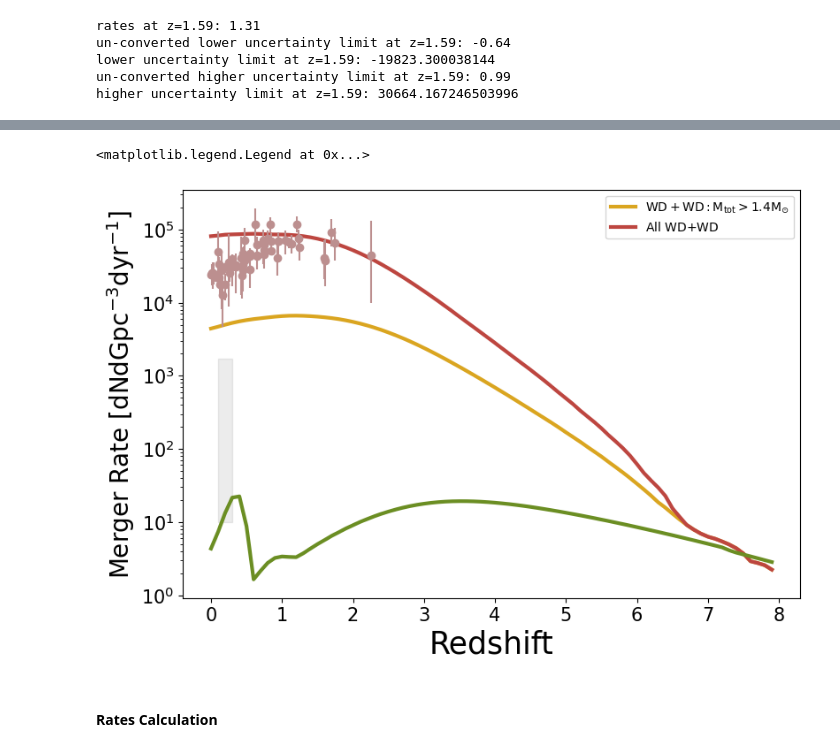
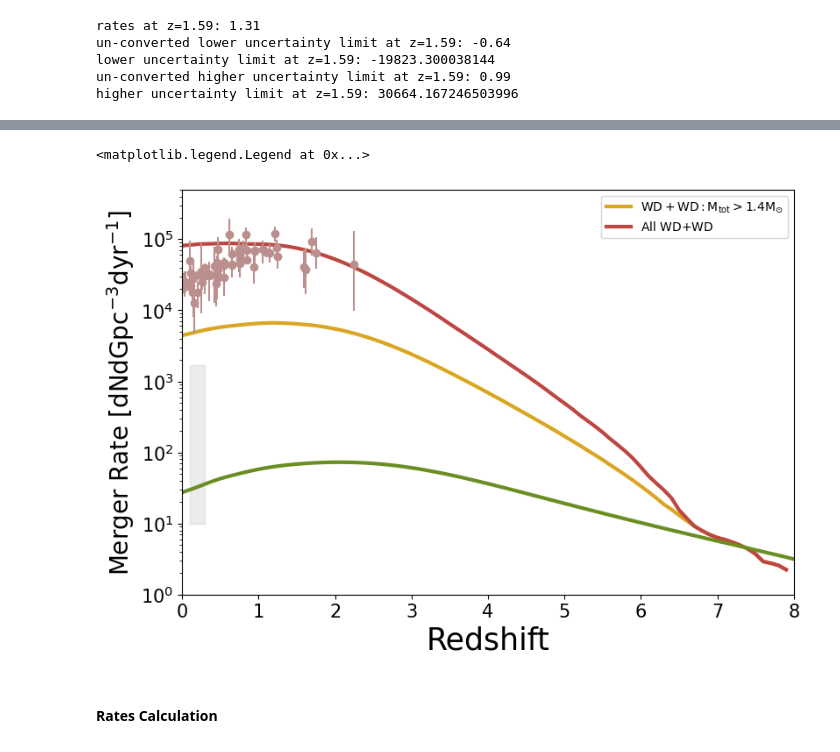
Before and after one commit to melanie-santiago26/research_work, a Jupyter notebook: making_figures/rates_analysis.ipynb, the cells around one changed output, grey strips where cells are left out. Drawn from its saved outputs; the diff is of its cells as text; code cells hidden in the pictures.

Commit message:
uppdates to poster plots

```diff
--- a/making_figures/rates_analysis.ipynb
+++ b/making_figures/rates_analysis.ipynb
@@ -27,7 +27,7 @@ sys.path.append('/mnt/home/msantiago/ceph/data/research_work/useful_py_scripts/'
 import useful_fncs
 # %%
 # reading in the HDF5 file
-pathTorates_NS = '/mnt/home/msantiago/ceph/data/CosmicIntegration/Rate_info_NS_LG_AIS_3.h5' #path of the hdf5 file
+pathTorates_NS = '/mnt/home/msantiago/ceph/data/Rate_info_NSNS_v02.35.02.h5' #path of the hdf5 file
 
 Data_rates_NS = h5.File(pathTorates_NS)
 # %%
@@ -99,0 +116,5 @@ merging_all_WD = DCO_WD_data[dco_mask]
+# %%
+# let's slice where there are systems with WD above Chandrasekhar limit
+chandra_bool_m1m2 = np.logical_and(merging_all_WD['Mass(1)']<1.44,merging_all_WD['Mass(2)']<1.44)
+merging_all_WD_sub_chandra = merging_all_WD[chandra_bool_m1m2]
+merging_all_WD_sub_chandra
@@ -117,6 +154,12 @@ rates_info['merger_rate'][0,:].shape[0]
 len(rates_info['merger_rate'][:,3])
 # %% [output]
 18325
+# %%
+rates = rates_info['merger_rate']
+
+for i in range(rates_info['merger_rate'][0,:].shape[0]):
+
+    merging_all_WD_sub_chandra['merger_rate_z'+str(i)] = rates_info['merger_rate'][:,i]
 # %%
 rates = rates_info['merger_rate']
 
@@ -438,39 +488,45 @@ plt.figure(figsize=(9,6))
 ## COMPAS model
 plt.plot(redshifts[()],chandra_merger_rate,linewidth=3,color='goldenrod',label=r'$\mathrm{WD+WD: M_{tot} > 1.4 M_{\odot}}$')
 plt.plot(redshifts[()],total_merger_rate,linewidth=3,color='#BD4640',label=r'$\mathrm{All}$ WD+WD')
-plt.plot(redshifts_NS[()],total_merger_rate_NS,linewidth=3,color='olivedrab')#,label=r'$\mathrm{BNS}$')
+## COMPAS model version v03.35.03
+total_merger_rate_NS_version = np.sum(rates_info_NS['merger_rate'], axis=0)
+redshifts_NS = rates_info_NS['redshifts']
+
+plt.plot(redshifts_NS[()],total_merger_rate_NS_version,linewidth=3,color='olivedrab')#,label=r'$\mathrm{BNS}$')
 
 ## Briel et al. 2020
 # plt.plot(redshifts_briel,converted_rates_briel,'.',color='lavender',label='Briel 2020')
 plt.errorbar(redshifts_briel,converted_rates_briel,yerr=y_error,fmt='o', color = 'rosybrown')#,label='Briel et al. 2022')
 
 ## LVK BNS rate
 plt.fill_between([0.1,0.3],
                 10,
                 1700,
                 alpha=0.15,
                 color="grey")#,label=r'LVK BNS Rate $\mathrm{z=0.2}$')
 
 
 # let's add a line to add important events that have happened
 ## peak of star formation?
 # plt.axvline(3, color='#c7c9a9', linestyle='--', linewidth=2,label='Peak of Star Formation - TNG100')
 
 
 ## axis
+plt.xlim(0,8)
+plt.ylim(10**0,5*10**5)
 plt.yscale('log')
 plt.ylabel(r"Merger Rate [$\mathrm{dNdGpc^{-3}dyr^{-1}}$]",fontsize=20)
 plt.xlabel(r"Redshift",fontsize=25)
 plt.xticks(fontsize=15)
 plt.yticks(fontsize=15)
 # plt.title(r"Binary White Dwarf (WD+WD) Merger Rate Distirbution")
 plt.legend()
 
 ## save figure:
 # plt.savefig("redshifts_rates_WD_NS.png")
 # %% [output]
 <matplotlib.legend.Legend at 0x...>
-[figure, old version]
+[figure, new version]
 # %% [markdown]
 #### Rates Calculation
 # %%
```
Also changed, not shown: parts of 6 cells of this notebook, 2 other files.
